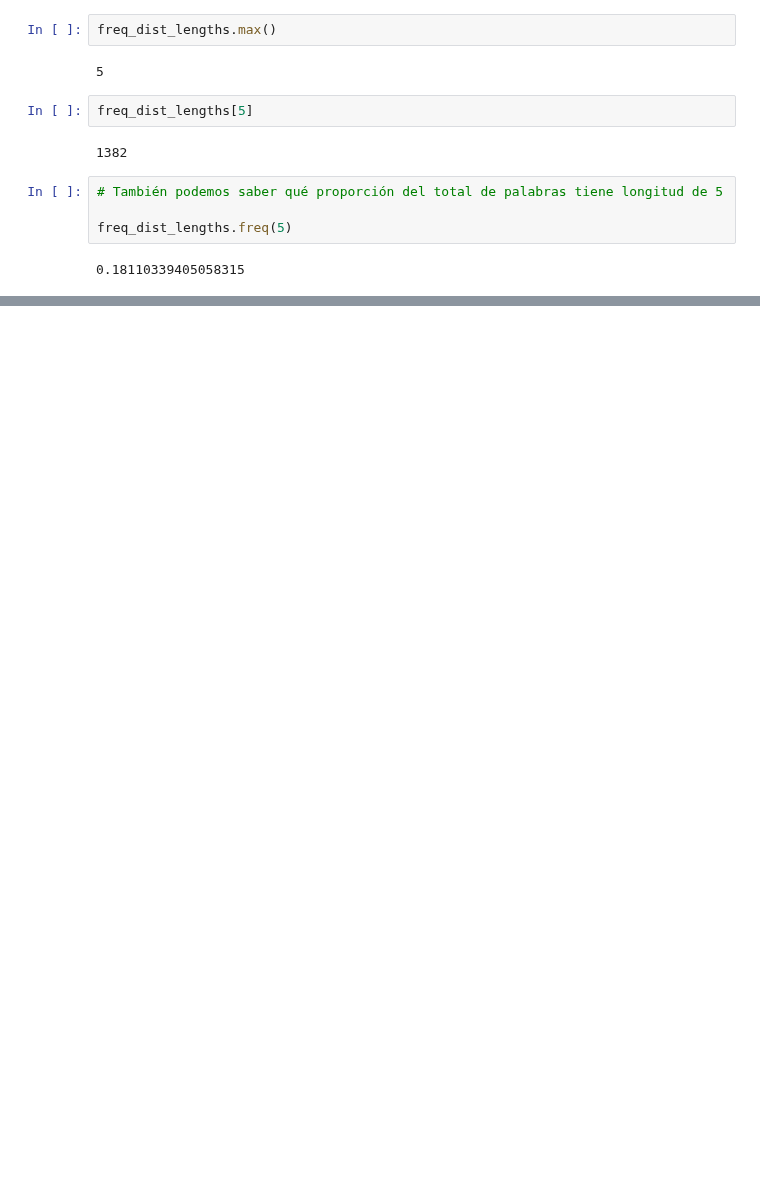
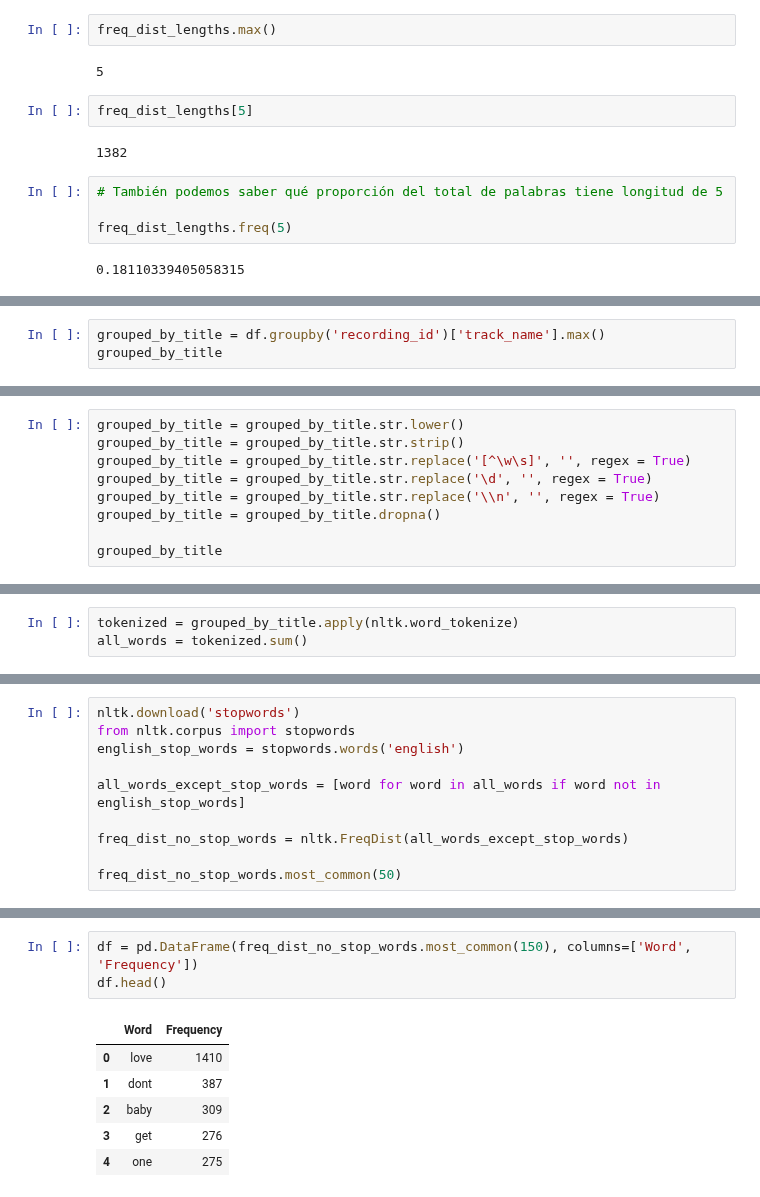
Before and after one commit to beduExpert/B2-Analisis-de-Datos-con-Python-2020, a Jupyter notebook: Sesion-07/Ejemplo-04/nltk_freq_dist.ipynb, the cells around one changed output, grey strips where cells are left out. Drawn from its saved outputs; the diff is of its cells as text; blank space fills up the shorter version.

```diff
--- a/Sesion-07/Ejemplo-04/nltk_freq_dist.ipynb
+++ b/Sesion-07/Ejemplo-04/nltk_freq_dist.ipynb
@@ -309,0 +309,3 @@ freq_dist_lengths.freq(5)
+# %%
+grouped_by_title = df.groupby('recording_id')['track_name'].max()
+grouped_by_title
@@ -309,0 +326,9 @@ freq_dist_lengths.freq(5)
+# %%
+grouped_by_title = grouped_by_title.str.lower()
+grouped_by_title = grouped_by_title.str.strip()
+grouped_by_title = grouped_by_title.str.replace('[^\w\s]', '', regex = True)
+grouped_by_title = grouped_by_title.str.replace('\d', '', regex = True)
+grouped_by_title = grouped_by_title.str.replace('\\n', '', regex = True)
+grouped_by_title = grouped_by_title.dropna()
+
+grouped_by_title
@@ -309,0 +349,3 @@ freq_dist_lengths.freq(5)
+# %%
+tokenized = grouped_by_title.apply(nltk.word_tokenize)
+all_words = tokenized.sum()
@@ -309,0 +378,10 @@ freq_dist_lengths.freq(5)
+# %%
+nltk.download('stopwords')
+from nltk.corpus import stopwords
+english_stop_words = stopwords.words('english')
+
+all_words_except_stop_words = [word for word in all_words if word not in english_stop_words]
+
+freq_dist_no_stop_words = nltk.FreqDist(all_words_except_stop_words)
+
+freq_dist_no_stop_words.most_common(50)
@@ -309,0 +408,10 @@ freq_dist_lengths.freq(5)
+# %%
+df = pd.DataFrame(freq_dist_no_stop_words.most_common(150), columns=['Word', 'Frequency'])
+df.head()
+# %% [output]
+|  | Word | Frequency |
+| 0 | love | 1410 |
+| 1 | dont | 387 |
+| 2 | baby | 309 |
+| 3 | get | 276 |
+| 4 | one | 275 |
```
Also changed, not shown: parts of 10 cells of this notebook.
